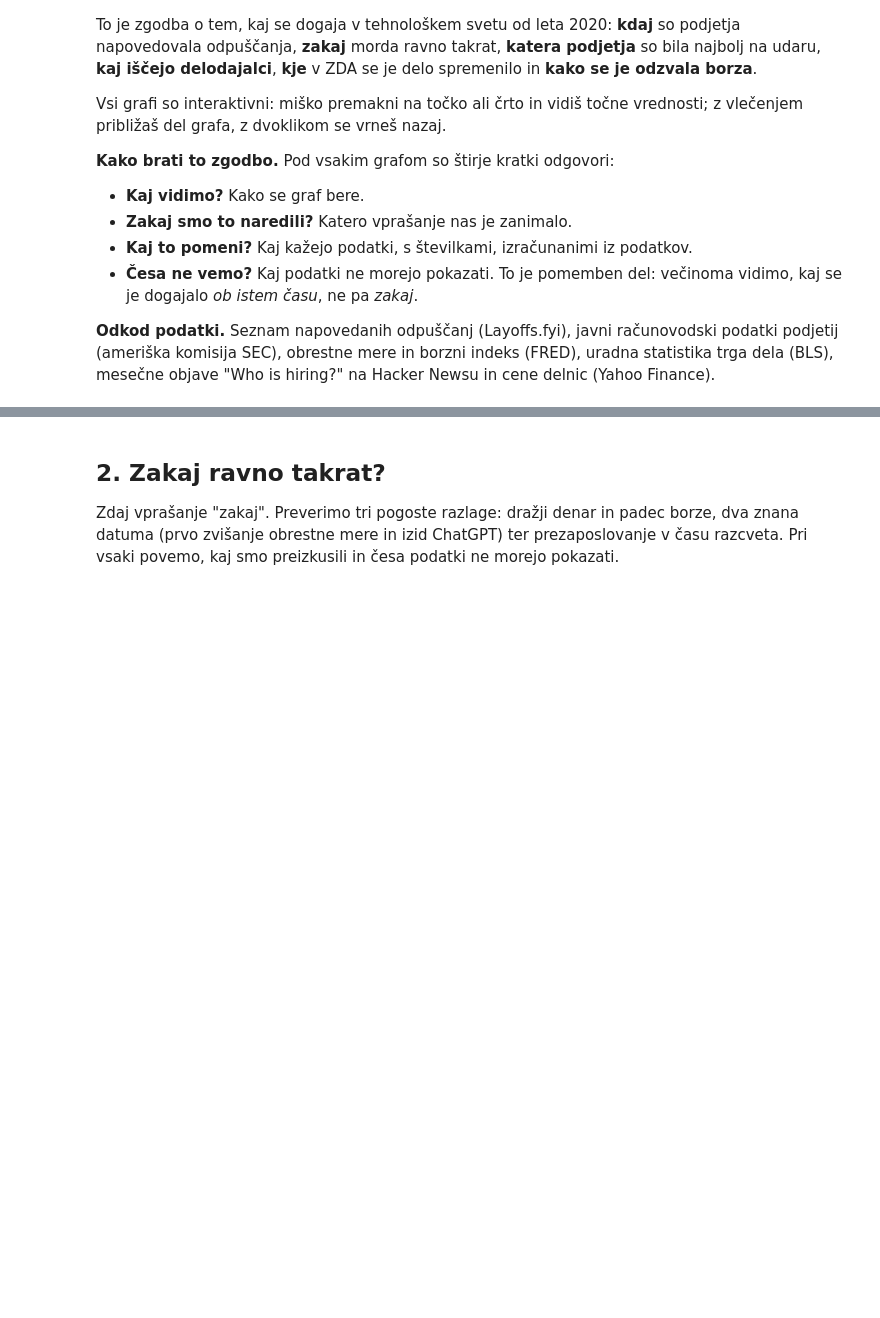
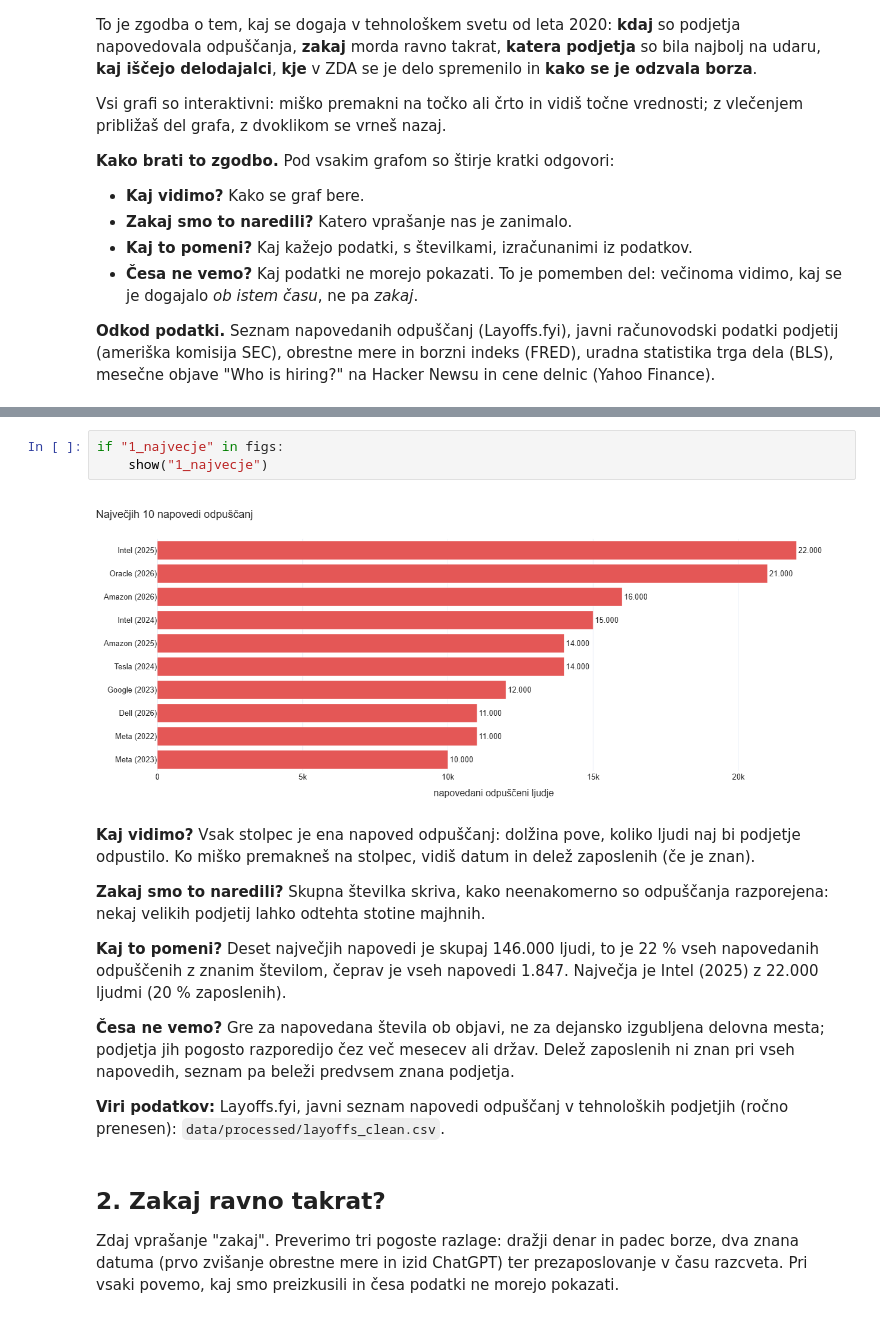
Before and after one commit to JovanObr/IT-Employment-Research, a Jupyter notebook: notebooks/08_zgodba_SL.ipynb, the cells around one changed output, grey strips where cells are left out. Cells and saved outputs as stored; diff of their text form; blank space fills up the shorter version.

```diff
--- a/notebooks/08_zgodba_SL.ipynb
+++ b/notebooks/08_zgodba_SL.ipynb
@@ -84,3 +103,17 @@ show("1_koledar")
+# %%
+if "1_najvecje" in figs:
+    show("1_najvecje")
+# %% [output]
+[figure, added]
+**Kaj vidimo?** Vsak stolpec je ena napoved odpuščanj: dolžina pove, koliko ljudi naj bi podjetje odpustilo. Ko miško premakneš na stolpec, vidiš datum in delež zaposlenih (če je znan).
+
+**Zakaj smo to naredili?** Skupna številka skriva, kako neenakomerno so odpuščanja razporejena: nekaj velikih podjetij lahko odtehta stotine majhnih.
+
+**Kaj to pomeni?** Deset največjih napovedi je skupaj 146.000 ljudi, to je 22 % vseh napovedanih odpuščenih z znanim številom, čeprav je vseh napovedi 1.847. Največja je Intel (2025) z 22.000 ljudmi (20 % zaposlenih).
+
+**Česa ne vemo?** Gre za napovedana števila ob objavi, ne za dejansko izgubljena delovna mesta; podjetja jih pogosto razporedijo čez več mesecev ali držav. Delež zaposlenih ni znan pri vseh napovedih, seznam pa beleži predvsem znana podjetja.
+
+**Viri podatkov:** Layoffs.fyi, javni seznam napovedi odpuščanj v tehnoloških podjetjih (ročno prenesen): `data/processed/layoffs_clean.csv`.
 # %% [markdown]
 ## 2. Zakaj ravno takrat?
 
```
Also changed, not shown: parts of 16 cells of this notebook, 26 other files.
